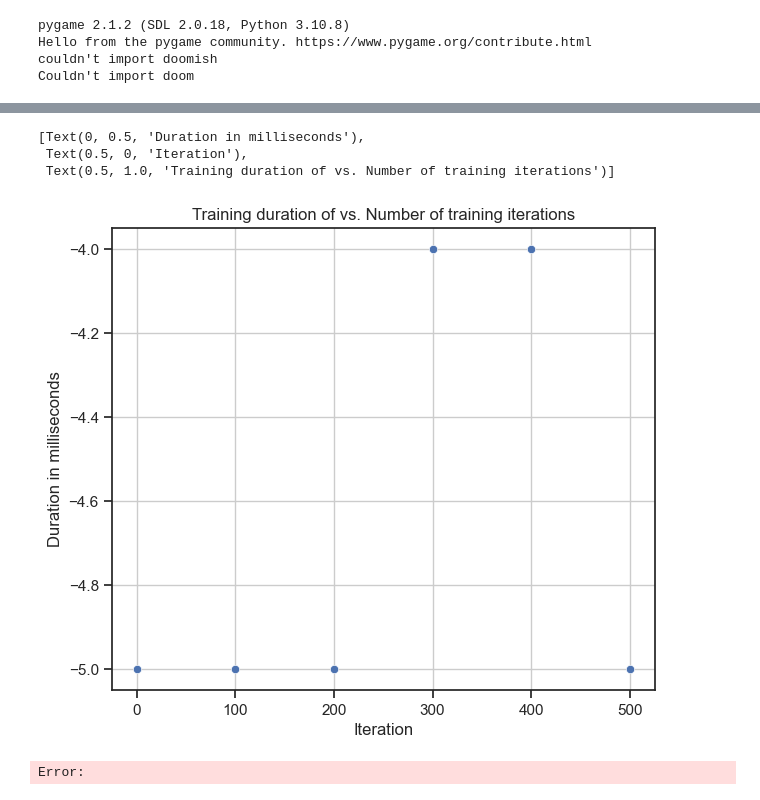
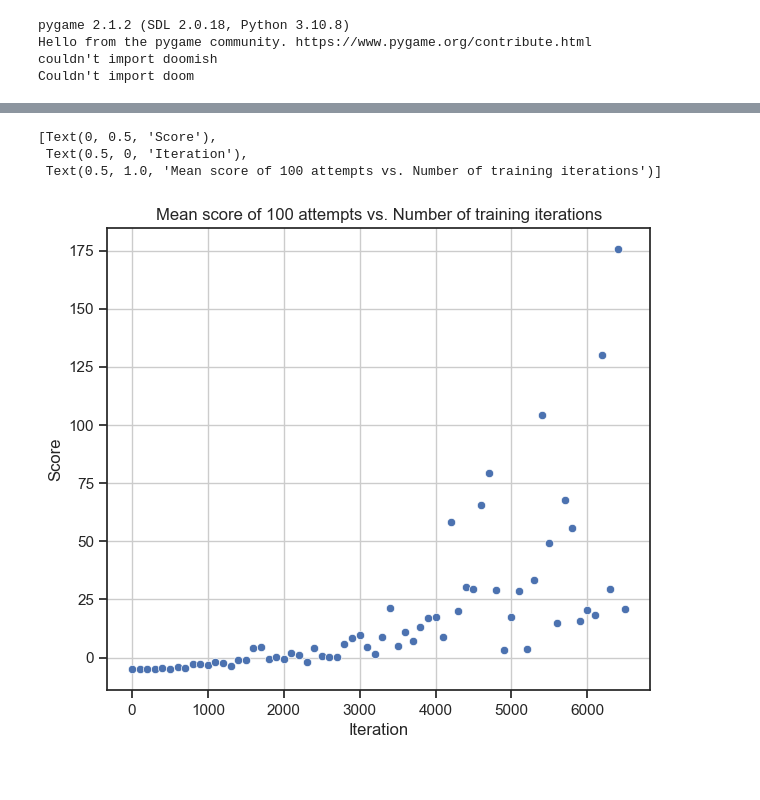
Before and after one commit to HR-Machine-Learning/RL_FlappyBird, a Jupyter notebook: src/statistics.ipynb, the cells around one changed output, grey strips where cells are left out. Drawn from its saved outputs; the diff is of its cells as text; code cells hidden in the pictures.

```diff
--- a/src/statistics.ipynb
+++ b/src/statistics.ipynb
@@ -29,18 +29,18 @@ times = []
 frames = []
 # %%
 
-playsize = 100
+playsize = 25
 i = 0
 stepsize = 100
-for i in range(0, 500 + 1, stepsize):
+for i in range(0, 50000 + 1, stepsize):
 	if trainedlvl < i:
+		_start = int(time() * 1000)
 		# SETUP
 		#agent: FlappyAgent = DeepQAgent()
 
 		start = int(time() * 1000)
 		_frames = playyy.train(stepsize, agent)
 		duration = int(time() * 1000) - start
-		print(i, duration / 1000)
 		# write(agent, filestr)
 
 		#vals = read("results/qvalues_4000")
@@ -49,7 +49,10 @@ for i in range(0, 500 + 1, stepsize):
 		#agent.q_values = vals
 
 		#print(len(agent.q_values))
+		start2 = int(time() * 1000)
 		rundata = playyy.run_game(playsize, agent)
+		duration2 = int(time() * 1000) - start2
+
 
 		results.append(rundata)
 
@@ -70,4 +73,7 @@ for i in range(0, 500 + 1, stepsize):
 		qvalues.append(len(agent.q_values))
 		times.append(duration)
 		trainedlvl = i
+
+		_duration = int(time() * 1000) - start
+		print(i, _duration / 1000, duration / 1000, duration2 / 1000)
 # %% [output]
@@ -87,6 +89,7 @@ result_q2 = []
 result_q3 = []
 maxi = []
 
+# result magic
 for result in results:
 	result_sums.append(np.sum(result))
 	mean.append(np.mean(result))
@@ -97,9 +100,20 @@ for result in results:
 	result_q3.append(np.quantile(result, 0.75))
 	maxi.append(np.max(result))
 
+# frames magic
+masterframes = []
+s: int = 0
+for frame in frames:
+	for f in frame:
+		s = s + f
+	masterframes.append(s)
+
 print(len(result_sums))
 print(len(trainingsizes))
 
-df = pd.DataFrame({'trainingsizes': trainingsizes, "frames": frames, "results": results, 'result_sums': result_sums, "mean": mean, "qvalues": qvalues, "times": times, "mini": mini, "result_q1": result_q1, "result_q2": result_q2, "result_q3": result_q3, "maxi": maxi})
+framedf = pd.DataFrame({})
+framedf
+
+df = pd.DataFrame({'trainingsizes': trainingsizes, "frames": frames, "masterframes": masterframes, "results": results, 'result_sums': result_sums, "mean": mean, "qvalues": qvalues, "times": times, "mini": mini, "result_q1": result_q1, "result_q2": result_q2, "result_q3": result_q3, "maxi": maxi})
 df
 # %% [output]
@@ -125,46 +145,44 @@ from matplotlib.pyplot import xlabel
 sns.set_theme(style="ticks")
 f, ax = plt.subplots(figsize=(7, 6))
 ax.yaxis.grid(True)
 ax.xaxis.grid(True)
-# ax.set_yscale("log")
 
 
 
 # sns.scatterplot(data=df, x="trainingsizes", y="mini", palette="vlag")
-# ax.set(ylabel="", xlabel="Iteration", title=" vs. Number of training iterations")
+# ax.set(ylabel="Score", xlabel="Iteration", title="Minimum score of 100 attempts vs. Number of training iterations")
 
 # sns.scatterplot(data=df, x="trainingsizes", y="result_q1", palette="vlag")
 # ax.set(ylabel="", xlabel="Iteration", title=" vs. Number of training iterations")
 
 # sns.scatterplot(data=df, x="trainingsizes", y="result_q2", palette="vlag")
 # ax.set(ylabel="", xlabel="Iteration", title=" vs. Number of training iterations")
 
-# sns.scatterplot(data=df, x="trainingsizes", y="mean", palette="vlag")
-# ax.set(ylabel="Score", xlabel="Iteration", title="Mean score of 100 attempts vs. Number of training iterations")
+sns.scatterplot(data=df, x="trainingsizes", y="mean", palette="vlag")
+ax.set(ylabel="Score", xlabel="Iteration", title="Mean score of 100 attempts vs. Number of training iterations")
 
 # sns.scatterplot(data=df, x="trainingsizes", y="result_q3", palette="vlag")
 # ax.set(ylabel="", xlabel="Iteration", title=" vs. Number of training iterations")
 
 # sns.scatterplot(data=df, x="trainingsizes", y="maxi", palette="vlag")
-# ax.set(ylabel="", xlabel="Iteration", title=" vs. Number of training iterations")
+# ax.set(ylabel="Score", xlabel="Iteration", title="Maximum score of 100 attempts vs. Number of training iterations")
 
 
 
 # sns.scatterplot(data=df, x="trainingsizes", y="times", palette="vlag")
 # ax.set(ylabel="Duration in milliseconds", xlabel="Iteration", title="Training duration of vs. Number of training iterations")
 
 # sns.scatterplot(data=df, x="trainingsizes", y="qvalues", palette="vlag")
-# ax.set(ylabel="Duration in milliseconds", xlabel="Iteration", title="Training duration of vs. Number of training iterations")
+# ax.set(ylabel="Number of q-values", xlabel="Iteration", title="Entries of q-values vs. Number of training iterations")
 
-# TODO
-# sns.scatterplot(data=df, x="trainingsizes", y="framecount", palette="vlag")
-# ax.set(ylabel="Duration in milliseconds", xlabel="Iteration", title="Training duration of vs. Number of training iterations")
+# ax.set_yscale("log")
+# sns.scatterplot(data=df, x="masterframes", y="mean", palette="vlag")
+# ax.set(ylabel="Score", xlabel="Frames", title="Mean score of 100 attempts vs. Number of frames during training")
 # %% [output]
-[Text(0, 0.5, 'Duration in milliseconds'),
+[Text(0, 0.5, 'Score'),
  Text(0.5, 0, 'Iteration'),
- Text(0.5, 1.0, 'Training duration of vs. Number of training iterations')]
+ Text(0.5, 1.0, 'Mean score of 100 attempts vs. Number of training iterations')]
-[figure, old version]
+[figure, new version]
-Error:
 # %%
 # df.to_csv('savepoint.csv')
 # filestr: str = 'results/qvalues_' + str(trainedlvl)
```
Also changed, not shown: parts of 2 cells of this notebook.
